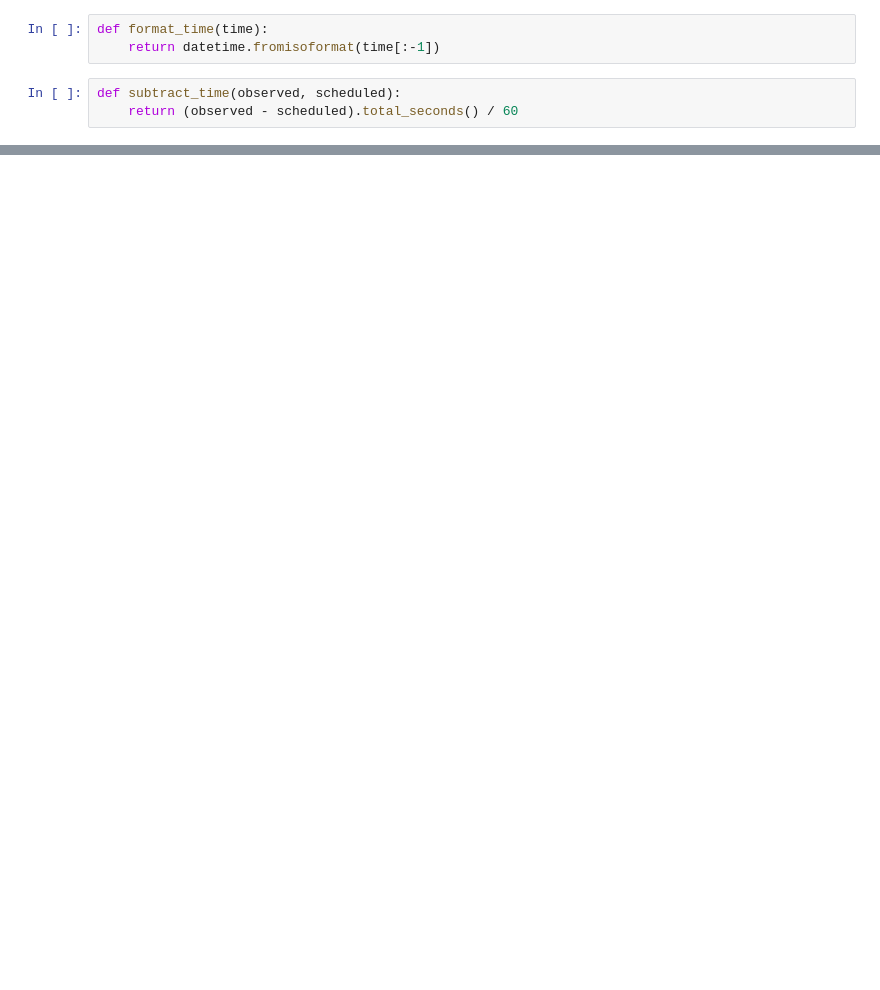
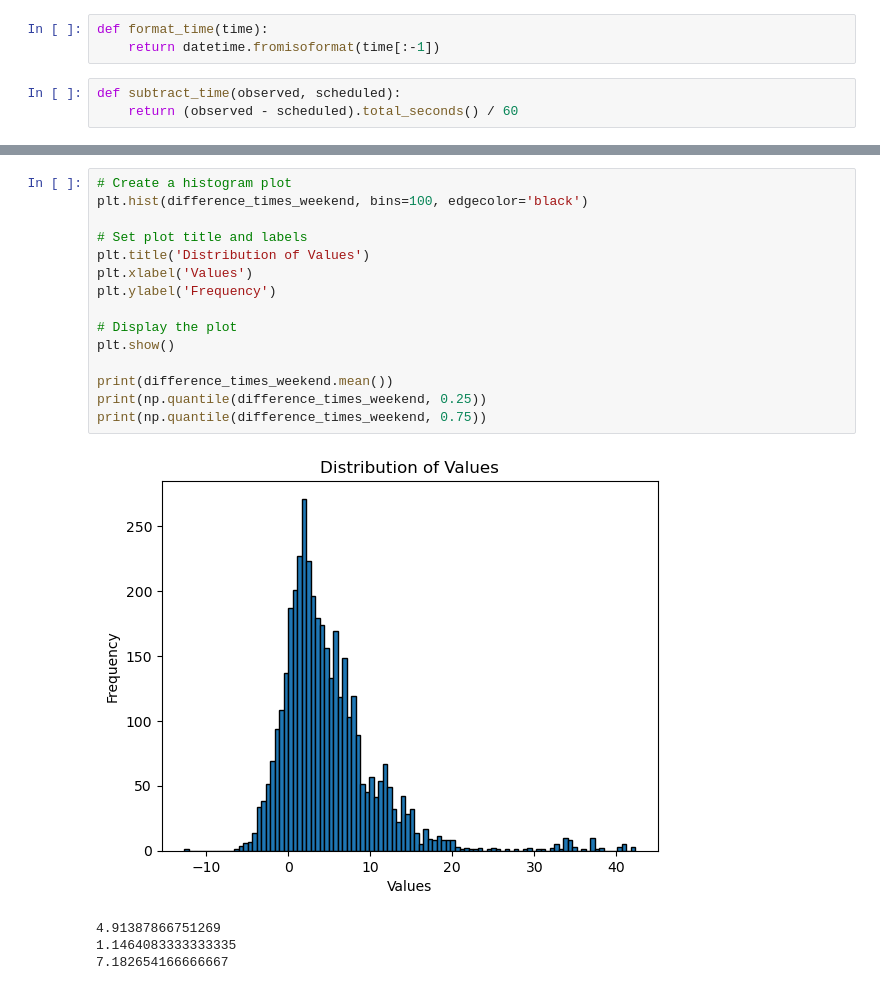
Before and after one commit to tommyli03/citylink-data-analysis, a Jupyter notebook: hello.ipynb, the cells around one changed output, grey strips where cells are left out. Drawn from its saved outputs; the diff is of its cells as text; blank space fills up the shorter version.

```diff
--- a/hello.ipynb
+++ b/hello.ipynb
@@ -41,0 +82,20 @@ print(np.quantile(difference_times, 0.75))
+# %%
+# Create a histogram plot
+plt.hist(difference_times_weekend, bins=100, edgecolor='black')
+
+# Set plot title and labels
+plt.title('Distribution of Values')
+plt.xlabel('Values')
+plt.ylabel('Frequency')
+
+# Display the plot
+plt.show()
+
+print(difference_times_weekend.mean())
+print(np.quantile(difference_times_weekend, 0.25))
+print(np.quantile(difference_times_weekend, 0.75))
+# %% [output]
+[figure, added]
+4.91387866751269
+1.1464083333333335
+7.182654166666667
```
Also changed, not shown: parts of 6 cells of this notebook.
